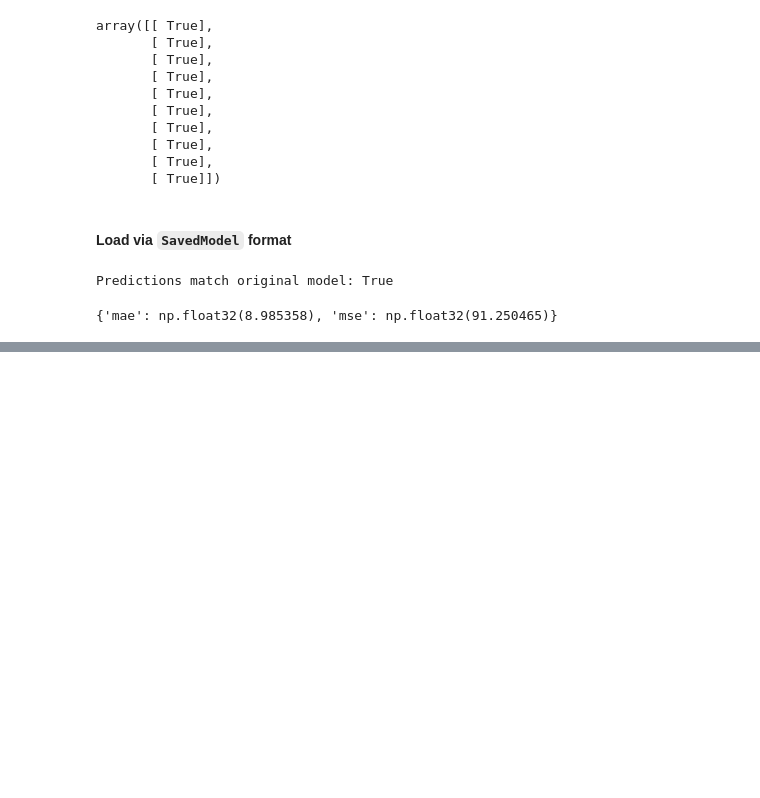
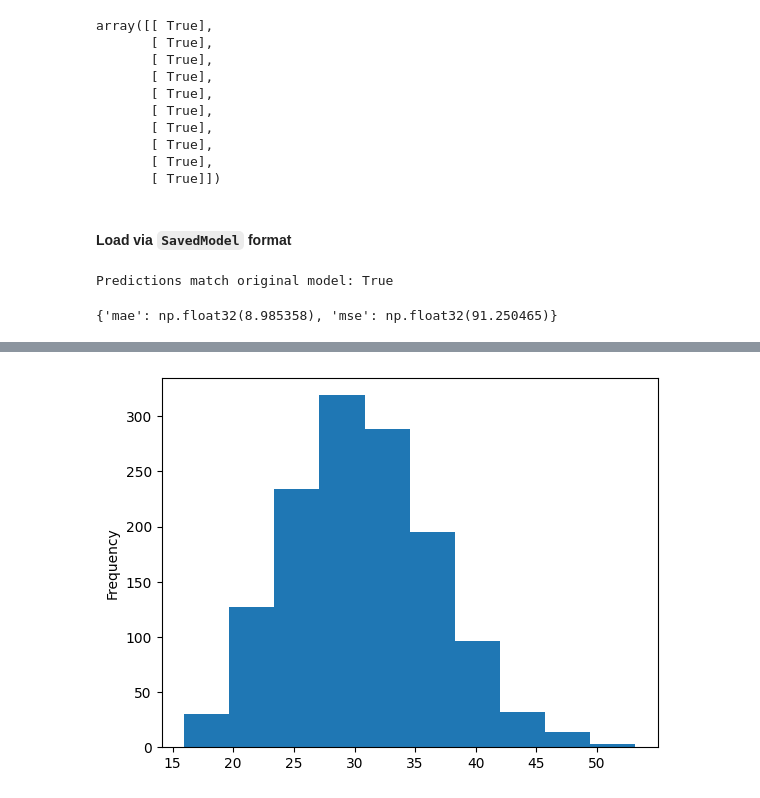
Before and after one commit to VED-PRAKA5H/TensorFlow-and-Deep-Learning, a Jupyter notebook: TF-NN-regression-1.2.ipynb, the cells around one changed output, grey strips where cells are left out. Drawn from its saved outputs; the diff is of its cells as text; code cells hidden in the pictures; blank space fills up the shorter version.

```diff
--- a/TF-NN-regression-1.2.ipynb
+++ b/TF-NN-regression-1.2.ipynb
@@ -889,0 +1261,4 @@ mae_mse(y_test, tf.squeeze(prediction_output))
+# %%
+X['bmi'].plot(kind='hist');
+# %% [output]
+[figure, added]
```
Also changed, not shown: parts of 45 cells of this notebook.
